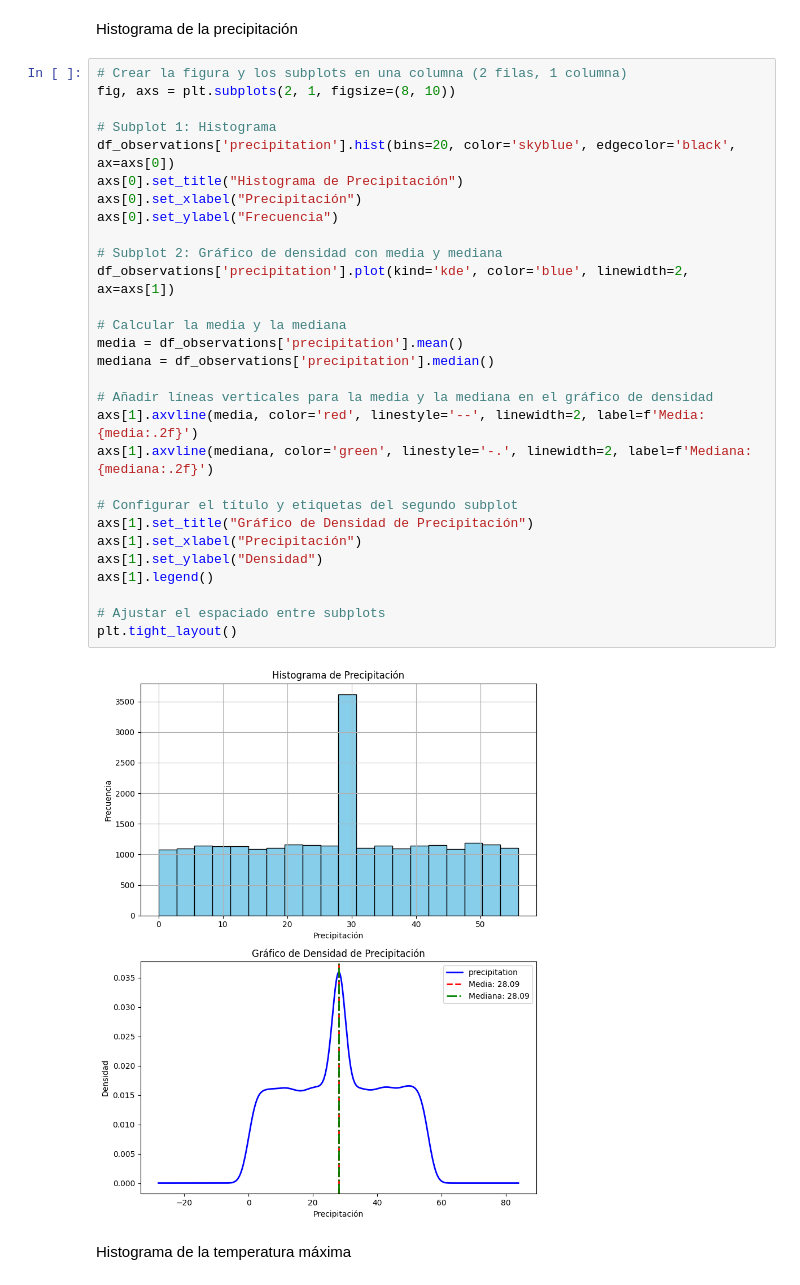
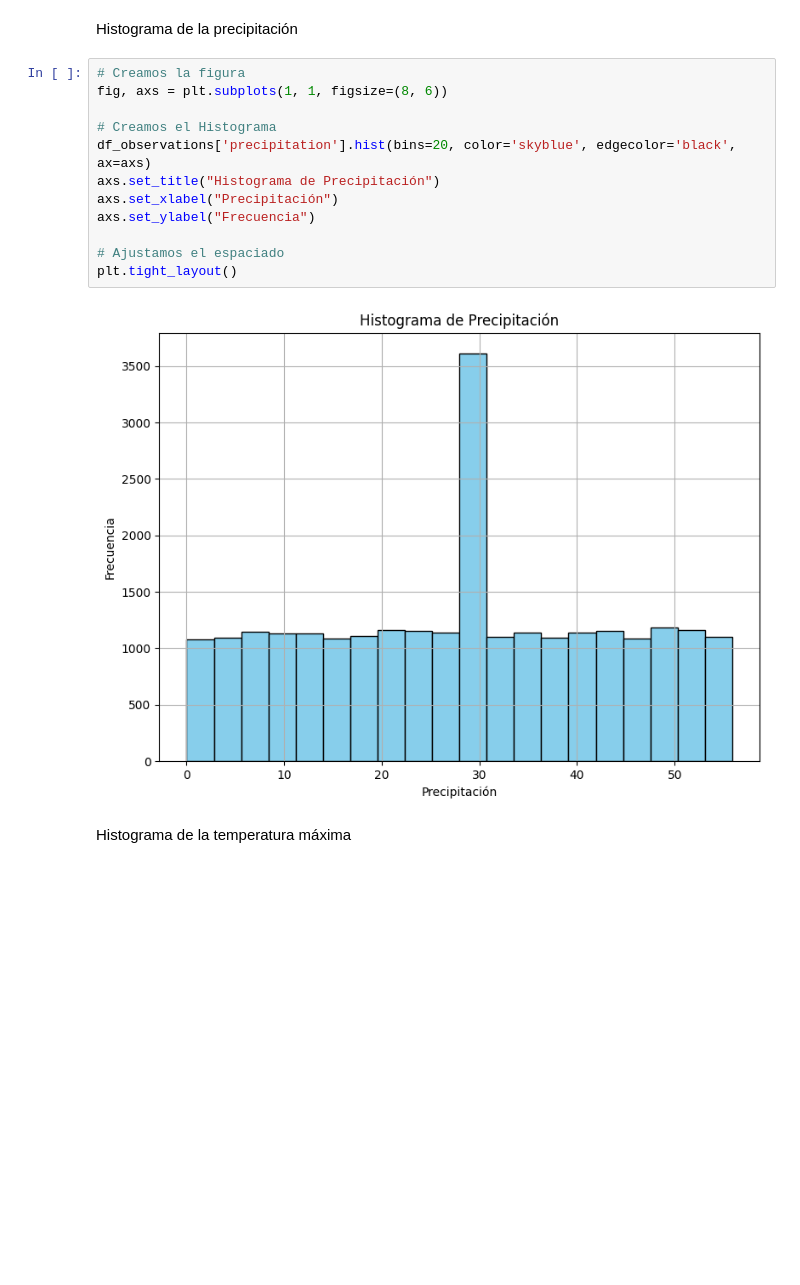
Before and after one commit to Dekiuv/PrediccionMeteo, a Jupyter notebook: Analisis.ipynb, the cells around one changed output. Saved outputs shown, nothing was run; the diff lists cells and outputs as text; blank space fills up the shorter version.

```diff
--- a/Analisis.ipynb
+++ b/Analisis.ipynb
@@ -410,36 +410,19 @@ For example, when doing 'df[col].method(value, inplace=True)', try using 'df.met
 # Graficas
 # %% [markdown]
 Histograma de la precipitación
-# %%
-# Crear la figura y los subplots en una columna (2 filas, 1 columna)
-fig, axs = plt.subplots(2, 1, figsize=(8, 10))
-
-# Subplot 1: Histograma
-df_observations['precipitation'].hist(bins=20, color='skyblue', edgecolor='black', ax=axs[0])
-axs[0].set_title("Histograma de Precipitación")
-axs[0].set_xlabel("Precipitación")
-axs[0].set_ylabel("Frecuencia")
-
-# Subplot 2: Gráfico de densidad con media y mediana
-df_observations['precipitation'].plot(kind='kde', color='blue', linewidth=2, ax=axs[1])
-
-# Calcular la media y la mediana
-media = df_observations['precipitation'].mean()
-mediana = df_observations['precipitation'].median()
-
-# Añadir líneas verticales para la media y la mediana en el gráfico de densidad
-axs[1].axvline(media, color='red', linestyle='--', linewidth=2, label=f'Media: {media:.2f}')
-axs[1].axvline(mediana, color='green', linestyle='-.', linewidth=2, label=f'Mediana: {mediana:.2f}')
-
-# Configurar el título y etiquetas del segundo subplot
-axs[1].set_title("Gráfico de Densidad de Precipitación")
-axs[1].set_xlabel("Precipitación")
-axs[1].set_ylabel("Densidad")
-axs[1].legend()
-
-# Ajustar el espaciado entre subplots
-plt.tight_layout()
-# %% [output]
-[figure, removed]
+# %%
+# Creamos la figura
+fig, axs = plt.subplots(1, 1, figsize=(8, 6))
+
+# Creamos el Histograma
+df_observations['precipitation'].hist(bins=20, color='skyblue', edgecolor='black', ax=axs)
+axs.set_title("Histograma de Precipitación")
+axs.set_xlabel("Precipitación")
+axs.set_ylabel("Frecuencia")
+
+# Ajustamos el espaciado
+plt.tight_layout()
+# %% [output]
+[figure, added]
 # %% [markdown]
 Histograma de la temperatura máxima
```
Also changed, not shown: parts of 4 cells of this notebook.
